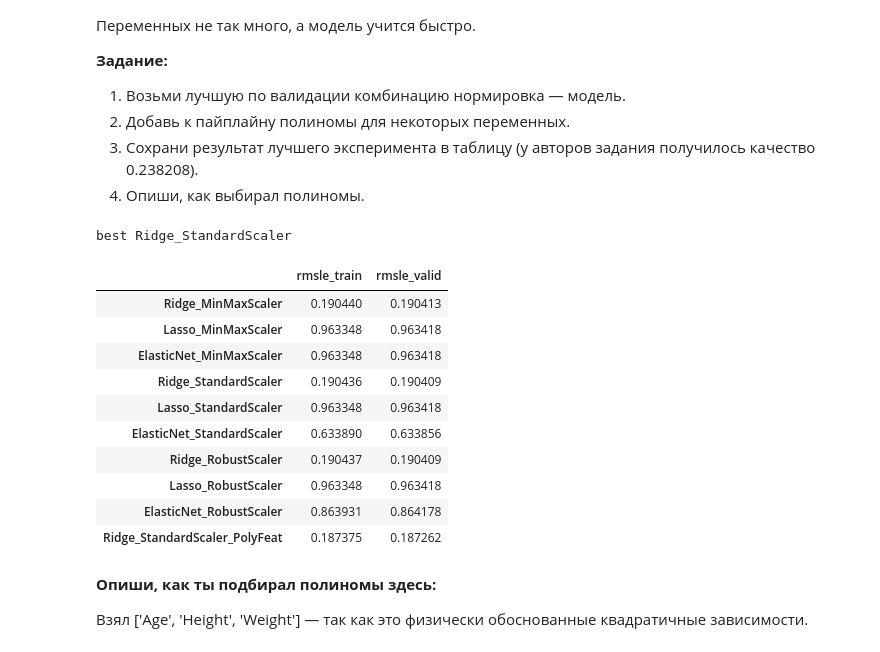
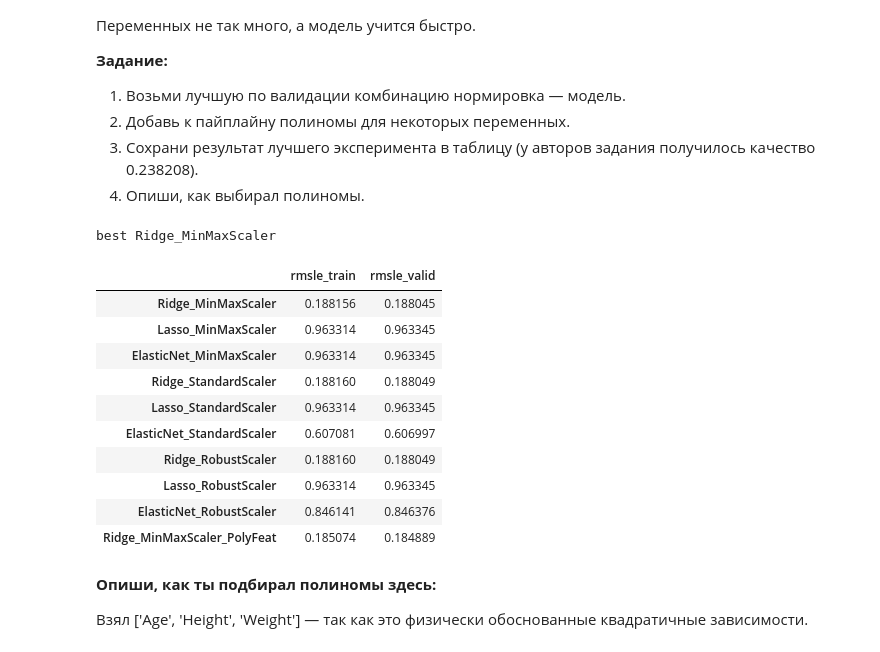
Before and after one commit to dchurikov1983/msc-ml-online-autumn-2026, a Jupyter notebook: W4 Linear Regression/Неделя_4_Машинное_обучение_ДЗ_done.ipynb, the cells around one changed output. Drawn from its saved outputs; the diff is of its cells as text; code cells hidden in the pictures.

```diff
--- a/W4 Linear Regression/Неделя_4_Машинное_обучение_ДЗ_done.ipynb
+++ b/W4 Linear Regression/Неделя_4_Машинное_обучение_ДЗ_done.ipynb
@@ -87,10 +87,9 @@ from sklearn.pipeline import Pipeline
 y_min = y_train.min()
 
 # Функции логарифмического преобразования и обратного
-def _log1p(y):
-    return np.log1p(y - y_min + 1)   # сдвиг, чтобы все значения > 0
-
-def _exp1p(y):
+def _log_shift(y):
+    return np.log(y - y_min + 1)
+def _exp_shift(y):
     return np.exp(y) - 1 + y_min
 
 # Внутри Pipeline преобразуй категориальные переменные и передай результат линейной модели
@@ -98,8 +97,8 @@ pipe = Pipeline([
     ('ohe', OneHotEncoder(handle_unknown='ignore')),
     ('lr', TransformedTargetRegressor(
         regressor=LinearRegression(),
-        func=_log1p,
-        inverse_func=_exp1p,
+        func=_log_shift,
+        inverse_func=_exp_shift,
         check_inverse=False
     ))
 ])
@@ -226,8 +225,8 @@ for scaler_name, scaler in scalers.items():
             ('prep', preprocessor),
             ('lr', TransformedTargetRegressor(
                 regressor=model,
-                func=_log1p,
-                inverse_func=_exp1p,
+                func=_log_shift,
+                inverse_func=_exp_shift,
                 check_inverse=False
             ))
         ])
@@ -315,46 +314,46 @@ preprocessor = ColumnTransformer([
 ])
 
 pipe = Pipeline([
             ('prep', preprocessor),
             ('lr', TransformedTargetRegressor(
                 regressor=model,
-                func=_log1p,
-                inverse_func=_exp1p,
+                func=_log_shift,
+                inverse_func=_exp_shift,
                 check_inverse=False
             ))
         ])
 
 # Обучение и предсказания
 pipe.fit(X_train, y_train)
 y_pred_train = pipe.predict(X_train)
 y_pred_val = pipe.predict(X_val)
 
 # Метрики RMSLE
 rmsle_train = -scoring_foo(y_train, y_pred_train)
 rmsle_valid = -scoring_foo(y_val, y_pred_val)
 
 # Название комбинации, понятное по колонке
 res[f'{min_rmsle_valid_name}_PolyFeat'] = [rmsle_train, rmsle_valid]
 
 #Сохрани результат лучшего эксперимента в таблицу (у авторов задания получилось качество 0.238208).
 # Итоговая таблица
 df_res = pd.DataFrame.from_dict(res, orient='index',
                                 columns=['rmsle_train', 'rmsle_valid'])
 # Выведи результат
 df_res
 # %% [output]
-best Ridge_StandardScaler
+best Ridge_MinMaxScaler
 |  | rmsle_train | rmsle_valid |
-| Ridge_MinMaxScaler | 0.190440 | 0.190413 |
-| Lasso_MinMaxScaler | 0.963348 | 0.963418 |
-| ElasticNet_MinMaxScaler | 0.963348 | 0.963418 |
-| Ridge_StandardScaler | 0.190436 | 0.190409 |
-| Lasso_StandardScaler | 0.963348 | 0.963418 |
-| ElasticNet_StandardScaler | 0.633890 | 0.633856 |
-| Ridge_RobustScaler | 0.190437 | 0.190409 |
-| Lasso_RobustScaler | 0.963348 | 0.963418 |
-| ElasticNet_RobustScaler | 0.863931 | 0.864178 |
-| Ridge_StandardScaler_PolyFeat | 0.187375 | 0.187262 |
+| Ridge_MinMaxScaler | 0.188156 | 0.188045 |
+| Lasso_MinMaxScaler | 0.963314 | 0.963345 |
+| ElasticNet_MinMaxScaler | 0.963314 | 0.963345 |
+| Ridge_StandardScaler | 0.188160 | 0.188049 |
+| Lasso_StandardScaler | 0.963314 | 0.963345 |
+| ElasticNet_StandardScaler | 0.607081 | 0.606997 |
+| Ridge_RobustScaler | 0.188160 | 0.188049 |
+| Lasso_RobustScaler | 0.963314 | 0.963345 |
+| ElasticNet_RobustScaler | 0.846141 | 0.846376 |
+| Ridge_MinMaxScaler_PolyFeat | 0.185074 | 0.184889 |
 # %% [markdown]
 **Опиши, как ты подбирал полиномы здесь:**
 
```
Also changed, not shown: parts of 8 cells of this notebook.
